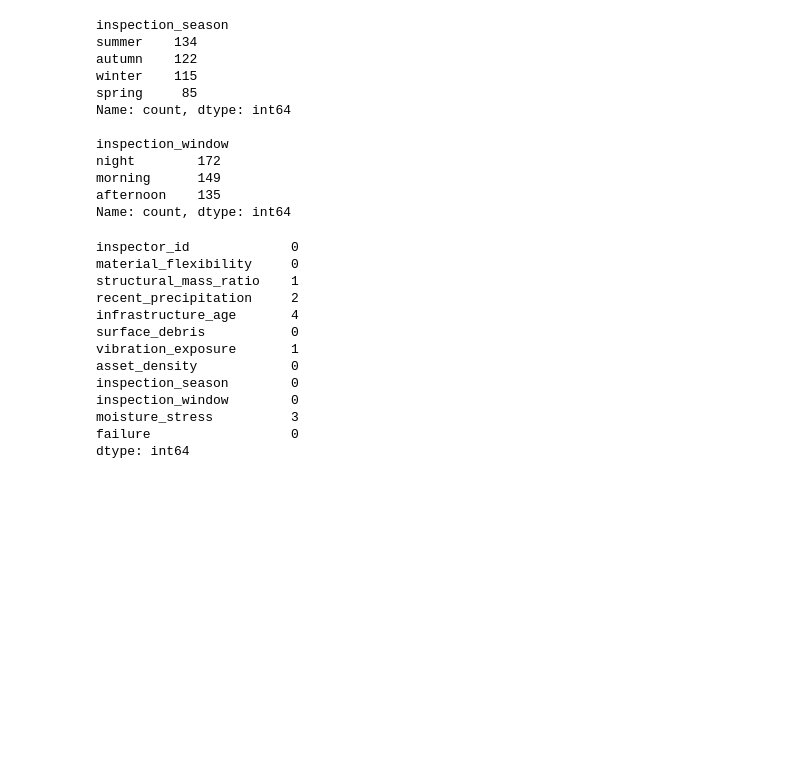
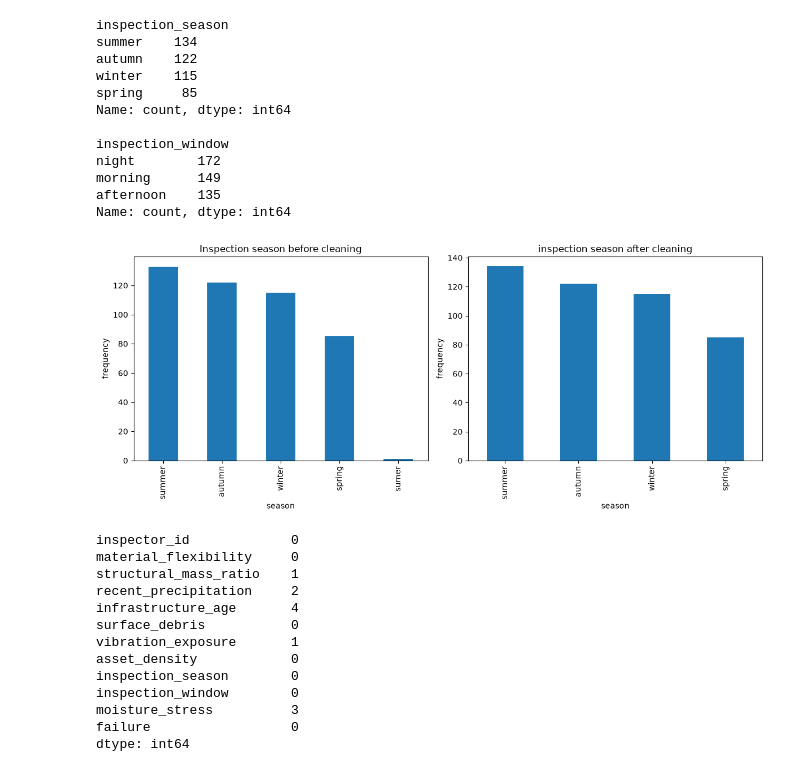
Before and after one commit to GoneVamshi/urban-infrastructure-ml, a Jupyter notebook: notebooks/analysis.ipynb, the cells around one changed output. Saved outputs shown, nothing was run; the diff lists cells and outputs as text; code cells hidden in the pictures; blank space fills up the shorter version.

```diff
--- a/notebooks/analysis.ipynb
+++ b/notebooks/analysis.ipynb
@@ -444,6 +444,29 @@ night        172
 morning      149
 afternoon    135
 Name: count, dtype: int64
+# %%
+fig,axes = plt.subplots(1,2,figsize=(12,5))
+#before cleaning
+df["inspection_season"].value_counts().plot(
+    kind="bar",ax=axes[0]
+)
+axes[0].set_title("Inspection season before cleaning")
+axes[0].set_xlabel("season")
+axes[0].set_ylabel("frequency")
+
+#after_cleaning
+
+df_clean["inspection_season"].value_counts().plot(
+    kind="bar",ax=axes[1]
+)
+axes[1].set_title("inspection season after cleaning")
+axes[1].set_xlabel("season")
+axes[1].set_ylabel("frequency")
+
+plt.tight_layout()
+plt.show()
+# %% [output]
+[figure, added]
 # %%
 df_clean.isnull().sum()
 # %% [output]
```
Also changed, not shown: parts of 8 cells of this notebook.
